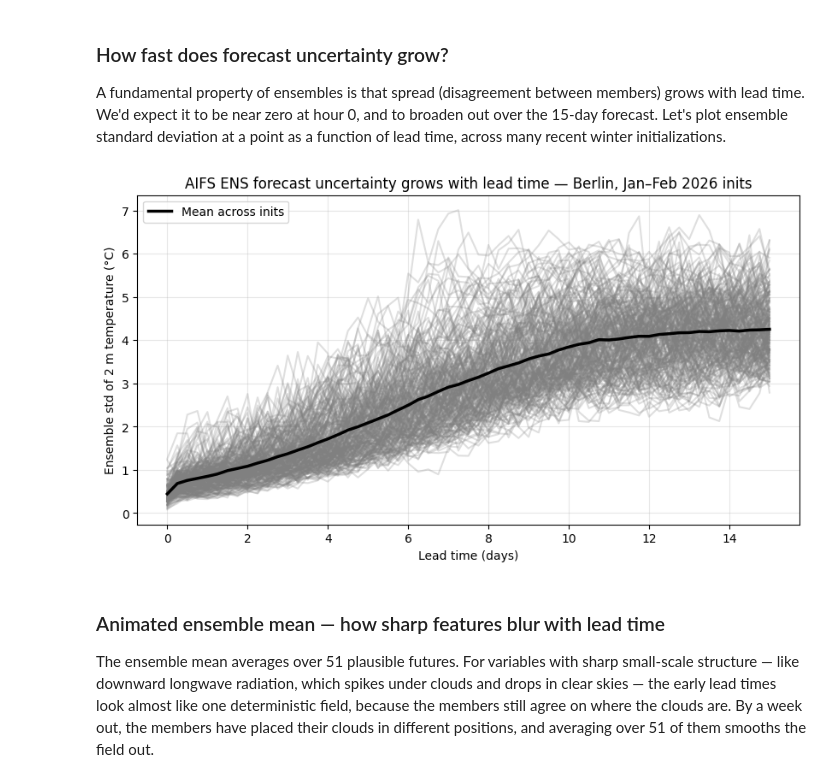
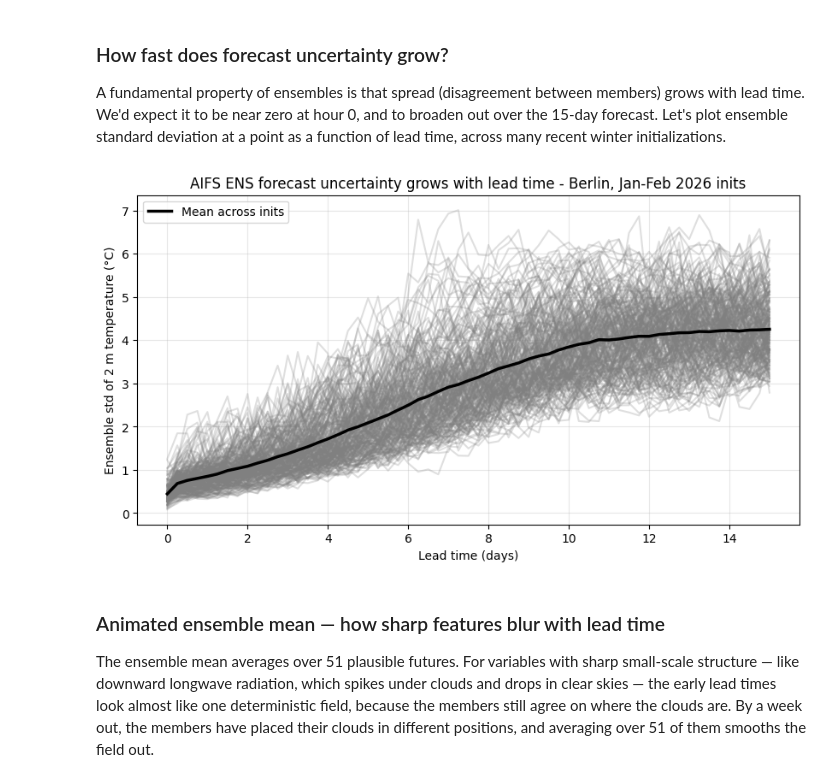
Before and after one commit to dynamical-org/notebooks, a Jupyter notebook: ecmwf-aifs-ens-forecast.ipynb, the cells around one changed output. Cells and saved outputs as stored; diff of their text form; code cells hidden in the pictures.

```diff
--- a/ecmwf-aifs-ens-forecast.ipynb
+++ b/ecmwf-aifs-ens-forecast.ipynb
@@ -101,27 +99,27 @@ Text(0.5, 1.0, 'Hurricane Erin — probability of tropical-storm-force winds\nAI
 
 A fundamental property of ensembles is that spread (disagreement between members) grows with lead time. We'd expect it to be near zero at hour 0, and to broaden out over the 15-day forecast. Let's plot ensemble standard deviation at a point as a function of lead time, across many recent winter initializations.
 # %%
-# Ensemble spread (std across members) of 2 m temperature at Berlin, for each Jan-Feb 2026 init
+# Ensemble spread (standard deviation across ensemble members) of 2 m temperature at Berlin, for each Jan-Feb 2026 init
 spread = (
     ds["temperature_2m"]
     .sel(latitude=52.52, longitude=13.40, method="nearest")
     .sel(init_time=slice("2026-01-01", "2026-02-28"))
     .std(dim="ensemble_member")
     .load()
 )
 
 lead_days = spread.lead_time / np.timedelta64(1, "D")
 
 fig, ax = plt.subplots(figsize=(10, 5))
 ax.plot(lead_days, spread.values.T, color="gray", alpha=0.25)
 ax.plot(lead_days, spread.mean(dim="init_time").values, color="black", linewidth=2.5, label="Mean across inits")
 ax.set_xlabel("Lead time (days)")
 ax.set_ylabel("Ensemble std of 2 m temperature (°C)")
-ax.set_title("AIFS ENS forecast uncertainty grows with lead time — Berlin, Jan–Feb 2026 inits")
+ax.set_title("AIFS ENS forecast uncertainty grows with lead time - Berlin, Jan-Feb 2026 inits")
 ax.legend()
 ax.grid(alpha=0.3)
 # %% [output]
-[figure, old version]
+[figure, new version]
 # %% [markdown]
 ### Animated ensemble mean — how sharp features blur with lead time
 
```
Also changed, not shown: parts of 6 cells of this notebook.
